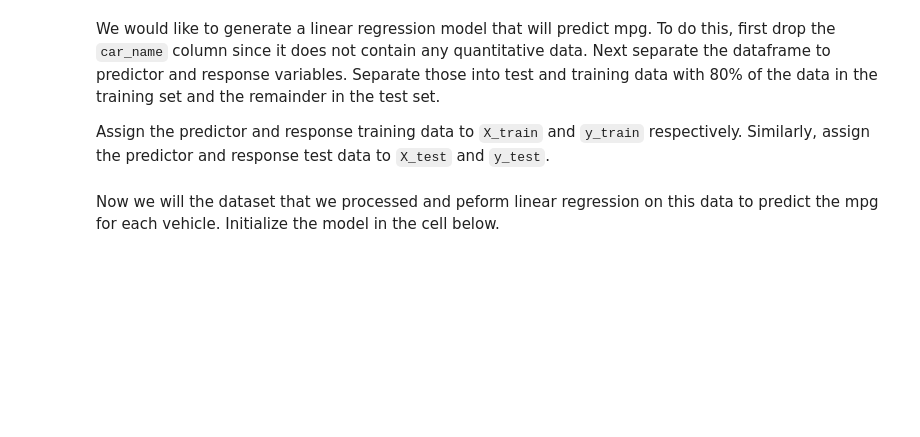
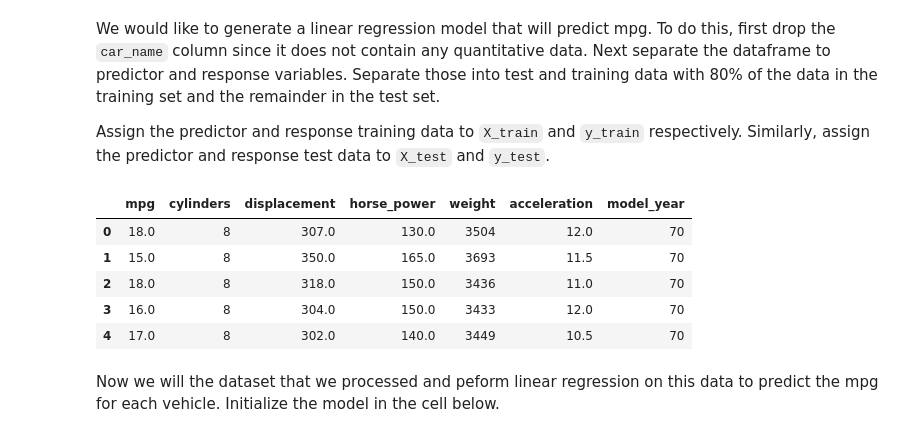
Before and after one commit to ta-data-mexpt/lab-intro-to-sklearn, a Jupyter notebook: your-code/main.ipynb, the cells around one changed output. Drawn from its saved outputs; the diff is of its cells as text; code cells hidden in the pictures; blank space fills up the shorter version.

```diff
--- a/your-code/main.ipynb
+++ b/your-code/main.ipynb
@@ -90,0 +224,3 @@ Check the dataset for missing values and remove all rows containing at least one
+# %%
+auto.dropna(axis=0, inplace = True)
+auto.isnull().sum()
@@ -102,0 +254,15 @@ Assign the predictor and response training data to `X_train` and `y_train` respe
+# %%
+# Copy the dataset
+auto_2 = auto.copy()
+# %%
+#drop the car_name column since it does not contain any quantitative data
+auto_2.drop(columns=['car_name'], inplace=True)
+# %%
+auto_2.head()
+# %% [output]
+|  | mpg | cylinders | displacement | horse_power | weight | acceleration | model_year |
+| 0 | 18.0 | 8 | 307.0 | 130.0 | 3504 | 12.0 | 70 |
+| 1 | 15.0 | 8 | 350.0 | 165.0 | 3693 | 11.5 | 70 |
+| 2 | 18.0 | 8 | 318.0 | 150.0 | 3436 | 11.0 | 70 |
+| 3 | 16.0 | 8 | 304.0 | 150.0 | 3433 | 12.0 | 70 |
+| 4 | 17.0 | 8 | 302.0 | 140.0 | 3449 | 10.5 | 70 |
```
Also changed, not shown: parts of 50 cells of this notebook.
